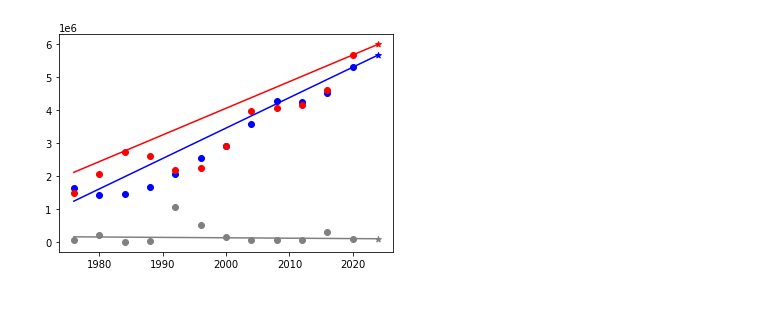
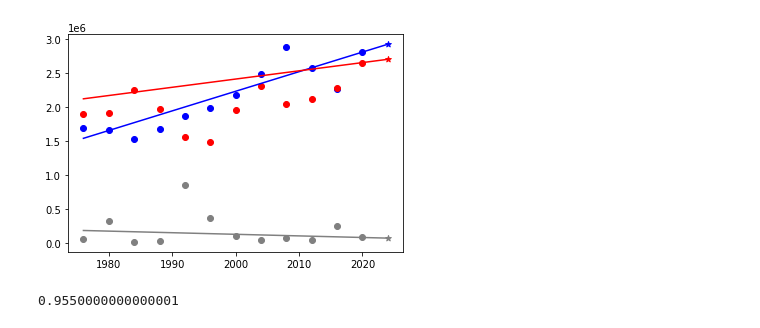
Before and after one commit to PatrickhCahill/AmericanElectionForecast, a Jupyter notebook: workspace.ipynb, the cells around one changed output. Cells and saved outputs as stored; diff of their text form; code cells hidden in the pictures.

```diff
--- a/workspace.ipynb
+++ b/workspace.ipynb
@@ -22,3 +11,6 @@ df[(df[["state_po",'year']]==["MN",2000]).all(axis=1)]
+# %%
+ELECTIONYEAR = 2024
+df = df[df['year']<ELECTIONYEAR]
 # %%
 df['party_simplified'] = df['party_simplified'].apply(lambda x: x if x in ['DEMOCRAT', 'REPUBLICAN'] else '3RDPARTY')
 
@@ -32,52 +22,53 @@ prior_preds = {}
 # %%
+prior_preds = {}
 for i,row in matrix.iterrows():
     t = row["DEMOCRAT"].index.values
-    that = np.append(t,2024)
+    that = np.append(t,ELECTIONYEAR)
 
     X3 = row["3RDPARTY"].values
     m3 = np.std(X3)/np.std(t)*np.corrcoef(X3,t)[0,1]
     b3 = X3[-1] - m3*t[-1]
     X3hats = m3*that + b3
-    X3hat2024 = m3*2024 + b3
-    X3var = np.sum((X3-X3hats[:-1])**2) / (len(X3) - 2)
+    X3hat2024 = m3*ELECTIONYEAR + b3
+    X3var = np.sum((X3-X3hats[:-1])**2) / (len(X3) - 2) / 100 #Adjustment to fix weird near 0 issue
 
 
     XD = row["DEMOCRAT"].values
     mD = np.std(XD)/np.std(t)*np.corrcoef(XD,t)[0,1]
     bD = XD[-1] - mD*t[-1]
     XDhats = mD*that + bD
-    XDhat2024 = mD*2024 + bD
+    XDhat2024 = mD*ELECTIONYEAR + bD
     XDvar = np.sum((XD-XDhats[:-1])**2) / (len(XD) - 2)
 
     XR = row["REPUBLICAN"].values
     mR = np.std(XR)/np.std(t)*np.corrcoef(XR,t)[0,1]
     bR = XR[-1] - mR*t[-1]
     XRhats = mR*that + bR
-    XRhat2024 = mR*2024 + bR
+    XRhat2024 = mR*ELECTIONYEAR + bR
     XRvar = np.sum((XR-XRhats[:-1])**2) / (len(XR) - 2)
-    if i=="FL":
+    if i=="MI":
         fig,ax = plt.subplots()
         ax.scatter(t,X3,color='grey')
         ax.plot(that,X3hats,color='grey')
-        ax.scatter(2024,X3hat2024,color='grey',marker='*')
+        ax.scatter(ELECTIONYEAR,X3hat2024,color='grey',marker='*')
 
         ax.scatter(t,XD,color='blue')
         ax.plot(that,XDhats,color='blue')
-        ax.scatter(2024,XDhat2024,color='blue',marker='*')
+        ax.scatter(ELECTIONYEAR,XDhat2024,color='blue',marker='*')
 
         ax.scatter(t,XR,color='red')
         ax.plot(that,XRhats,color='red')
-        ax.scatter(2024,XRhat2024,color='red',marker='*')
+        ax.scatter(ELECTIONYEAR,XRhat2024,color='red',marker='*')
 
     prior_preds[row.name] = {
         "other_vote":X3hat2024,
         "other_var":X3var,
         "dem_vote" :XDhat2024,
         "dem_var": XDvar,
         "rep_vote": XRhat2024,
         "rep_var":XRvar,    }
 # %% [output]
-[figure, old version]
+[figure, new version]
 # %%
 prior_preds = pd.DataFrame(data=prior_preds).T
 # %%
@@ -106,3 +110,7 @@ post_preds_scaled_normalised['rep_vote'] += poll_rep
+# %%
+poll_other+ poll_dem+ poll_rep
+# %% [output]
+0.9550000000000001
 # %%
 electoralvotes = {
     "AL":9,
```
Also changed, not shown: parts of 26 cells of this notebook, 5 other files.
